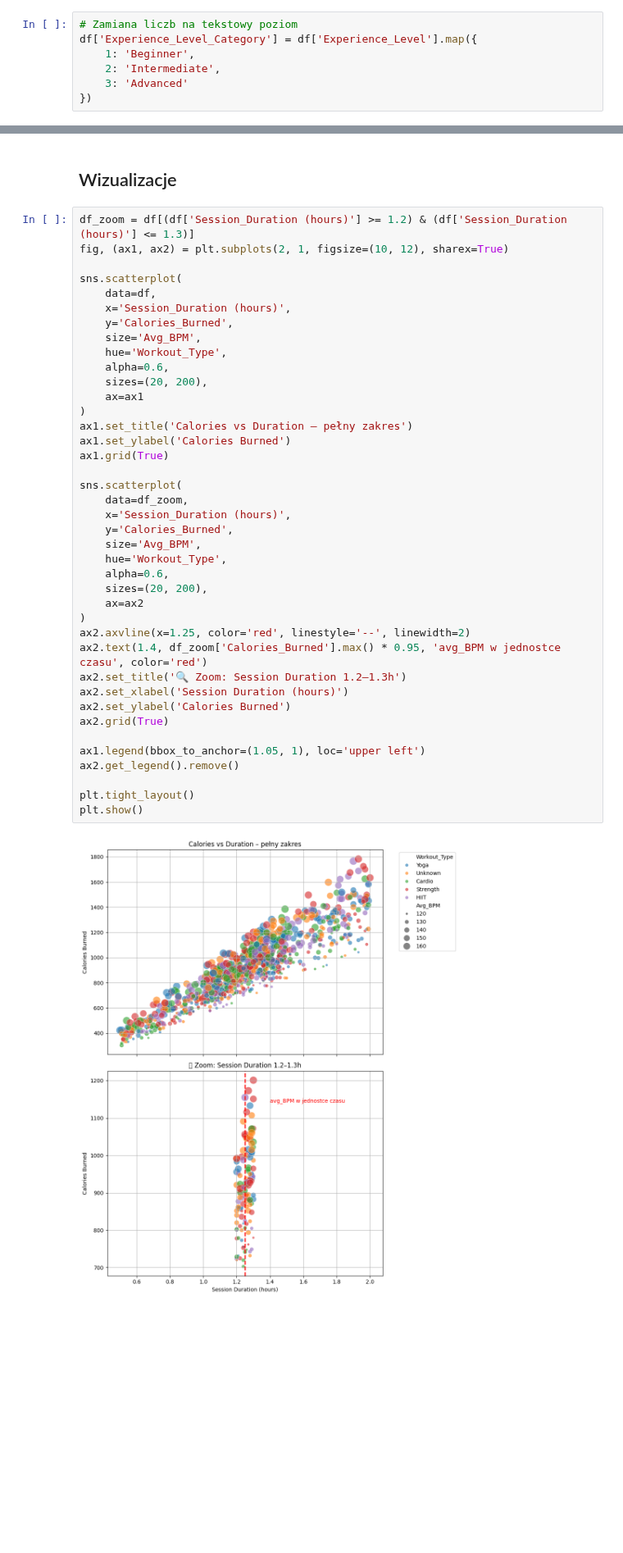
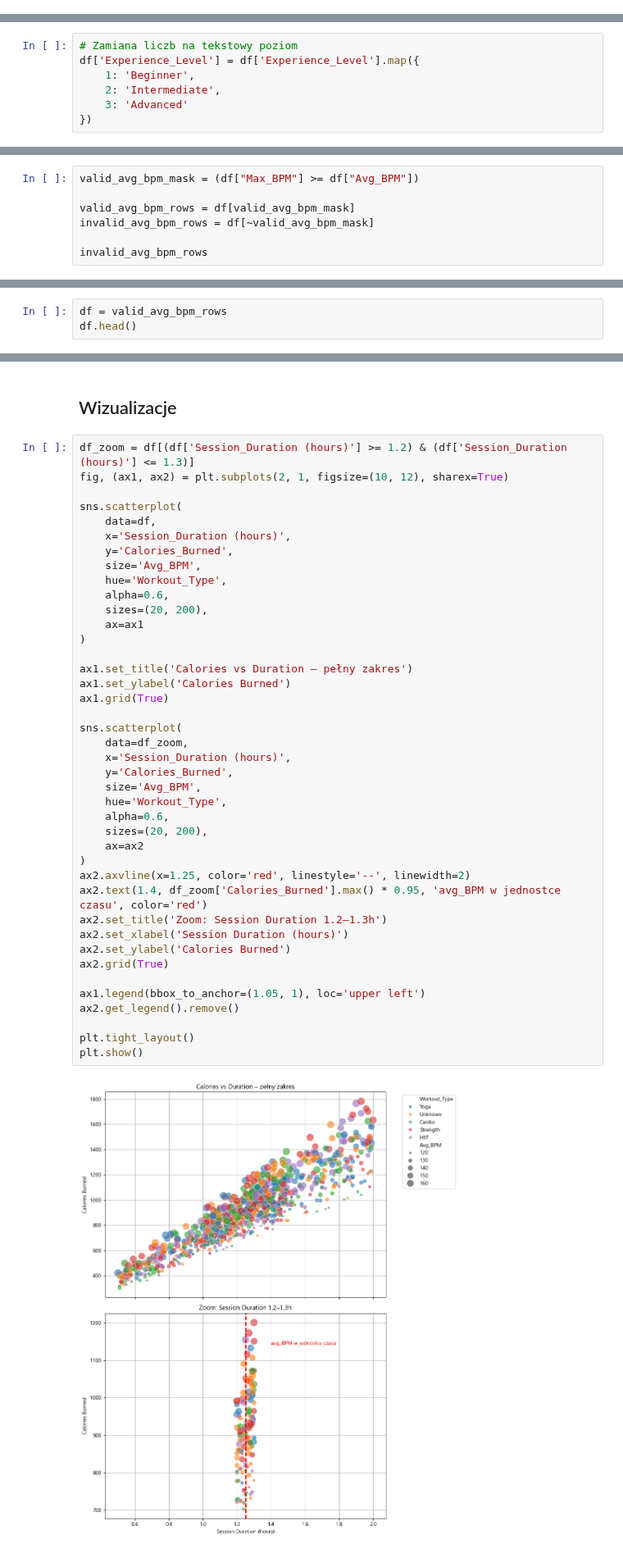
Before and after one commit to karoljablonski/Statistics_pg, a Jupyter notebook: project.ipynb, the cells around one changed output, grey strips where cells are left out. Shown at 82% size. Cells and saved outputs as stored; diff of their text form; blank space fills up the shorter version.

Commit message:
added comments, more plots, erased invalid rows

```diff
--- a/project.ipynb
+++ b/project.ipynb
@@ -93,7 +104,0 @@ df['Session_Duration (minutes)'] = df['Session_Duration (hours)'] * 60
-# %%
-# Zamiana liczb na tekstowy poziom
-df['Experience_Level_Category'] = df['Experience_Level'].map({
-    1: 'Beginner',
-    2: 'Intermediate',
-    3: 'Advanced'
-})
@@ -192,0 +224,7 @@ Name: count, dtype: int64
+# %%
+# Zamiana liczb na tekstowy poziom
+df['Experience_Level'] = df['Experience_Level'].map({
+    1: 'Beginner',
+    2: 'Intermediate',
+    3: 'Advanced'
+})
@@ -291,0 +316,7 @@ Dataset zawiera błędne dane dotyczące akcji serca użytkowników, gdyż śred
+# %%
+valid_avg_bpm_mask = (df["Max_BPM"] >= df["Avg_BPM"])
+
+valid_avg_bpm_rows = df[valid_avg_bpm_mask]
+invalid_avg_bpm_rows = df[~valid_avg_bpm_mask]
+
+invalid_avg_bpm_rows
@@ -291,0 +373,3 @@ Dataset zawiera błędne dane dotyczące akcji serca użytkowników, gdyż śred
+# %%
+df = valid_avg_bpm_rows
+df.head()
@@ -311,35 +404,36 @@ sns.scatterplot(
     alpha=0.6,
     sizes=(20, 200),
     ax=ax1
 )
+
 ax1.set_title('Calories vs Duration – pełny zakres')
 ax1.set_ylabel('Calories Burned')
 ax1.grid(True)
 
 sns.scatterplot(
     data=df_zoom,
     x='Session_Duration (hours)',
     y='Calories_Burned',
     size='Avg_BPM',
     hue='Workout_Type',
     alpha=0.6,
     sizes=(20, 200),
     ax=ax2
 )
 ax2.axvline(x=1.25, color='red', linestyle='--', linewidth=2)
 ax2.text(1.4, df_zoom['Calories_Burned'].max() * 0.95, 'avg_BPM w jednostce czasu', color='red')
-ax2.set_title('🔍 Zoom: Session Duration 1.2–1.3h')
+ax2.set_title('Zoom: Session Duration 1.2–1.3h')
 ax2.set_xlabel('Session Duration (hours)')
 ax2.set_ylabel('Calories Burned')
 ax2.grid(True)
 
 ax1.legend(bbox_to_anchor=(1.05, 1), loc='upper left')
 ax2.get_legend().remove()
 
 plt.tight_layout()
 plt.show()
 # %% [output]
-[figure, old version]
+[figure, new version]
 # %% [markdown]
 Powyzej - pierwszy wykres jasno wskazuje: im dłuzsza sesja treningowa, tym więcej spalonych kalorii.
 Wielkość średnicy rekordu odzwierciedla średnie tętno uczestnika siłowni. Na drugim wykresie wykazano rekordy w zakresie 1.2 - 1.3h długości sesji (średnia długość sesji wynosi ~1.25h.). Zoom zastosowano aby dokładniej wskazać na zalezność: w bardzo podobnym czasie treningu, tym mniej kalorii spaliła osoba, im nizsze średnie tętno podczas treningu zostało utrzymane.
```
Also changed, not shown: parts of 55 cells of this notebook.
